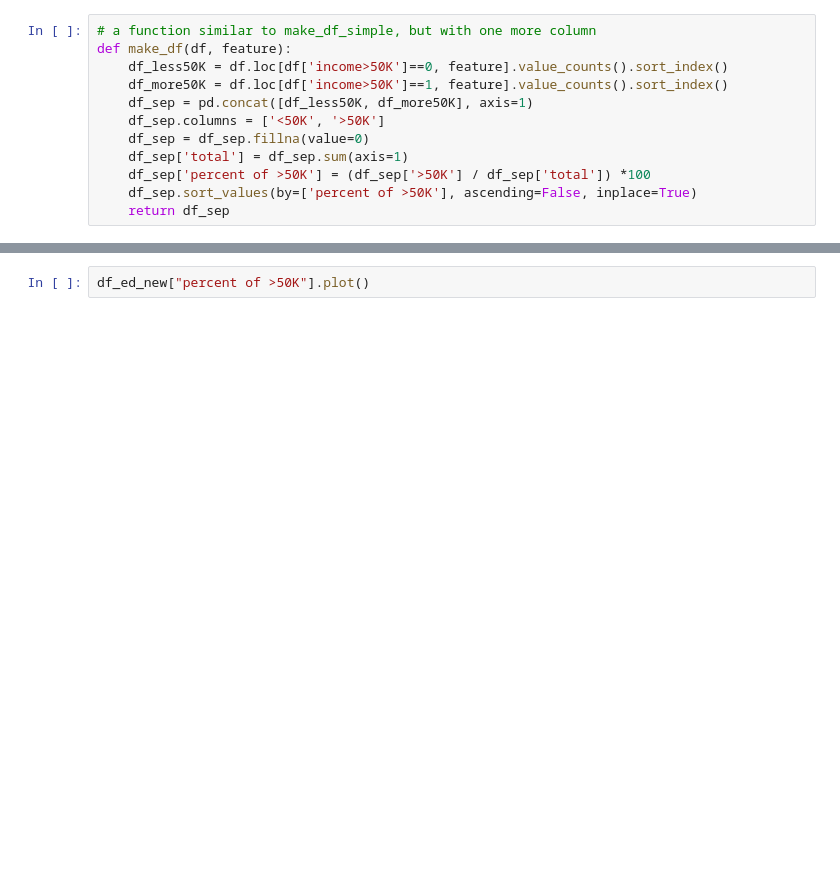
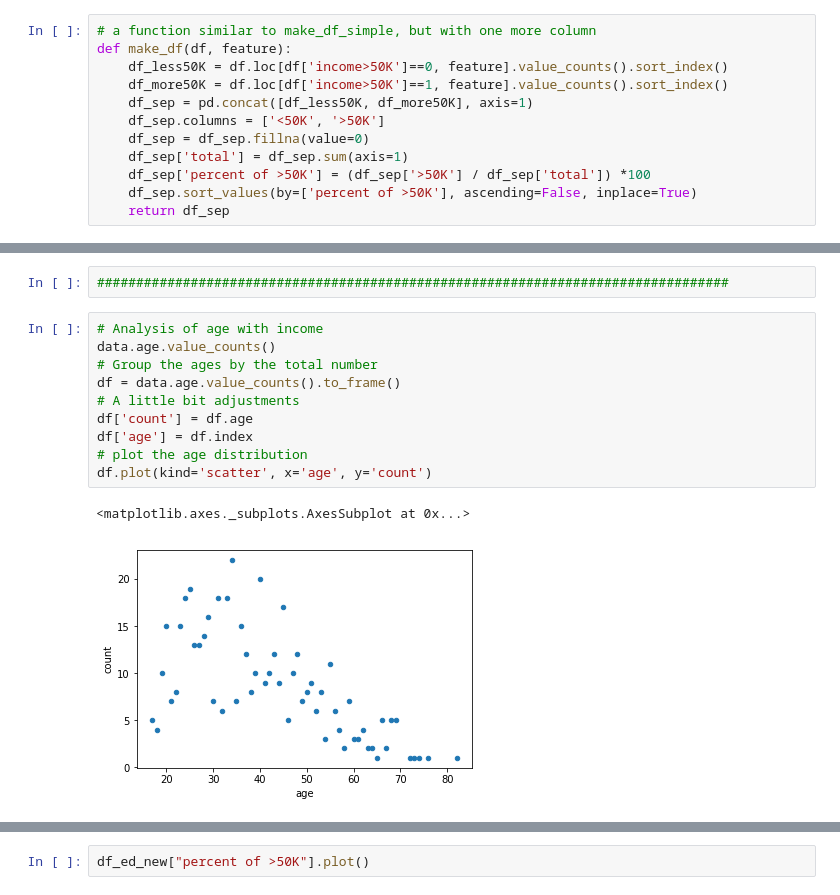
Before and after one commit to rajarshibiswas/Data-Mining, a Jupyter notebook: Project-1/EDA testing .ipynb, the cells around one changed output, grey strips where cells are left out. Saved outputs shown, nothing was run; the diff lists cells and outputs as text; blank space fills up the shorter version.

```diff
--- a/Project-1/EDA testing .ipynb
+++ b/Project-1/EDA testing .ipynb
@@ -74,0 +53,15 @@ Name: >50K, dtype: int64
+# %%
+#################################################################################
+# %%
+# Analysis of age with income
+data.age.value_counts()
+# Group the ages by the total number
+df = data.age.value_counts().to_frame()
+# A little bit adjustments
+df['count'] = df.age
+df['age'] = df.index
+# plot the age distribution
+df.plot(kind='scatter', x='age', y='count')
+# %% [output]
+<matplotlib.axes._subplots.AxesSubplot at 0x...>
+[figure, added]
```
Also changed, not shown: parts of 58 cells of this notebook, 1 other file.
